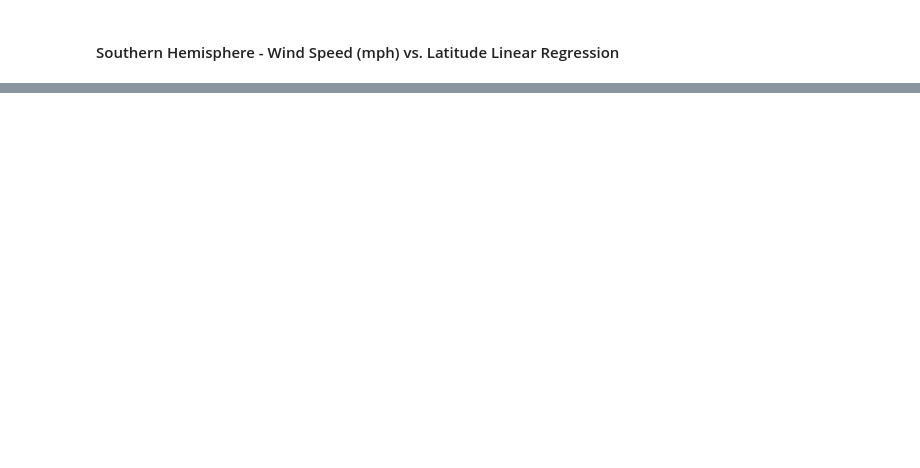
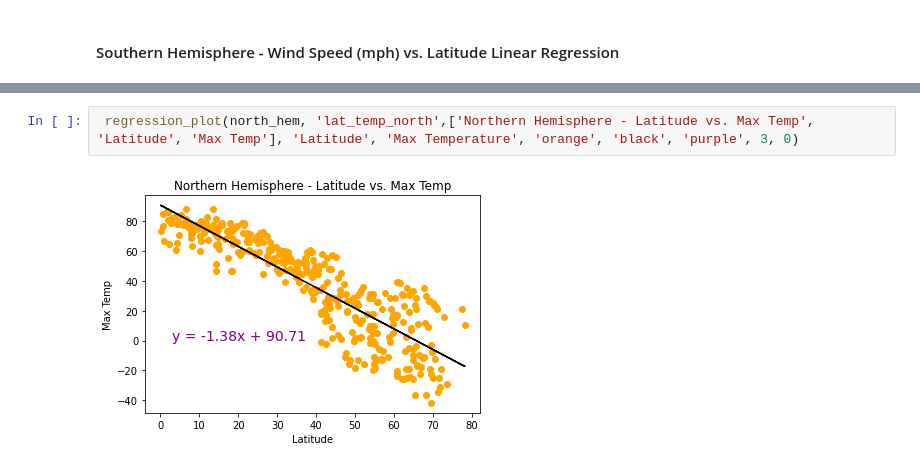
Before and after one commit to ianmkinney/pandas-api-challenge, a Jupyter notebook: starter_code/WeatherPy.ipynb, the cells around one changed output, grey strips where cells are left out. Cells and saved outputs as stored; diff of their text form; blank space fills up the shorter version.

```diff
--- a/starter_code/WeatherPy.ipynb
+++ b/starter_code/WeatherPy.ipynb
@@ -459,0 +473,4 @@ plt.show()
+# %%
+ regression_plot(north_hem, 'lat_temp_north',['Northern Hemisphere - Latitude vs. Max Temp', 'Latitude', 'Max Temp'], 'Latitude', 'Max Temperature', 'orange', 'black', 'purple', 3, 0)
+# %% [output]
+[figure, added]
```
Also changed, not shown: parts of 22 cells of this notebook, 20 other files.
